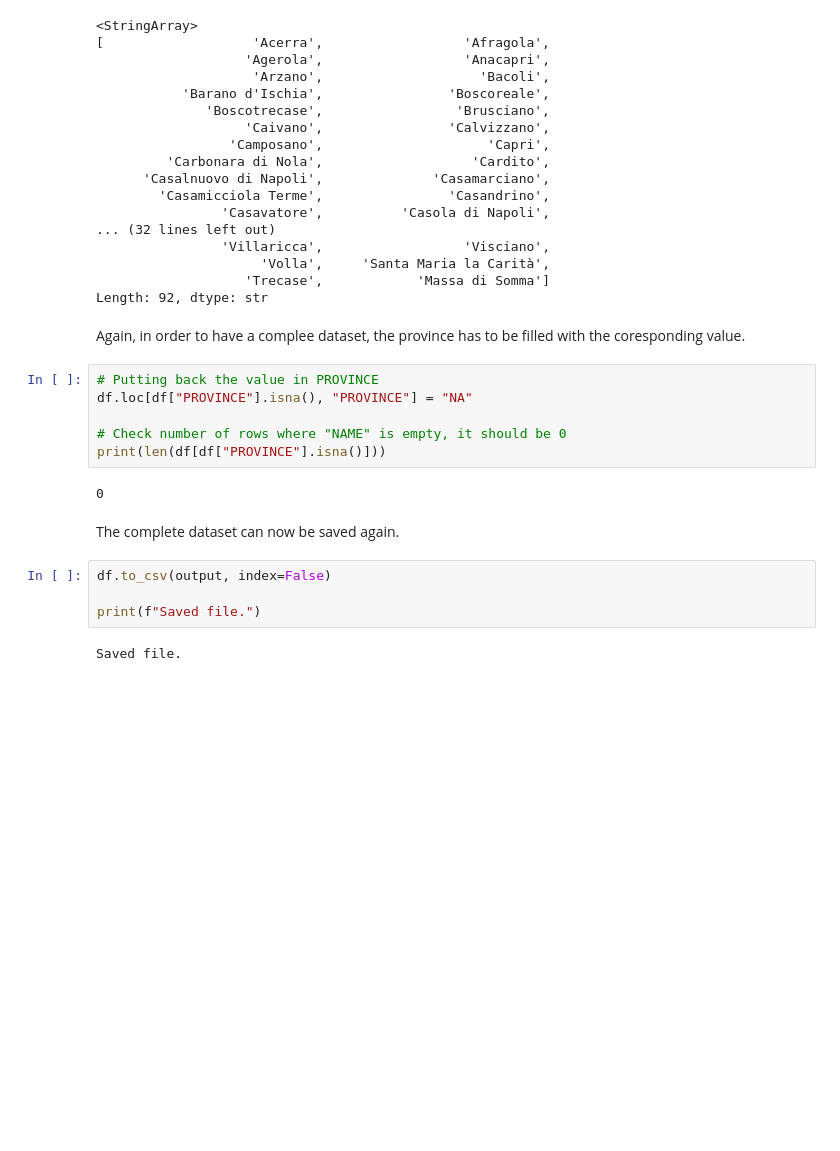
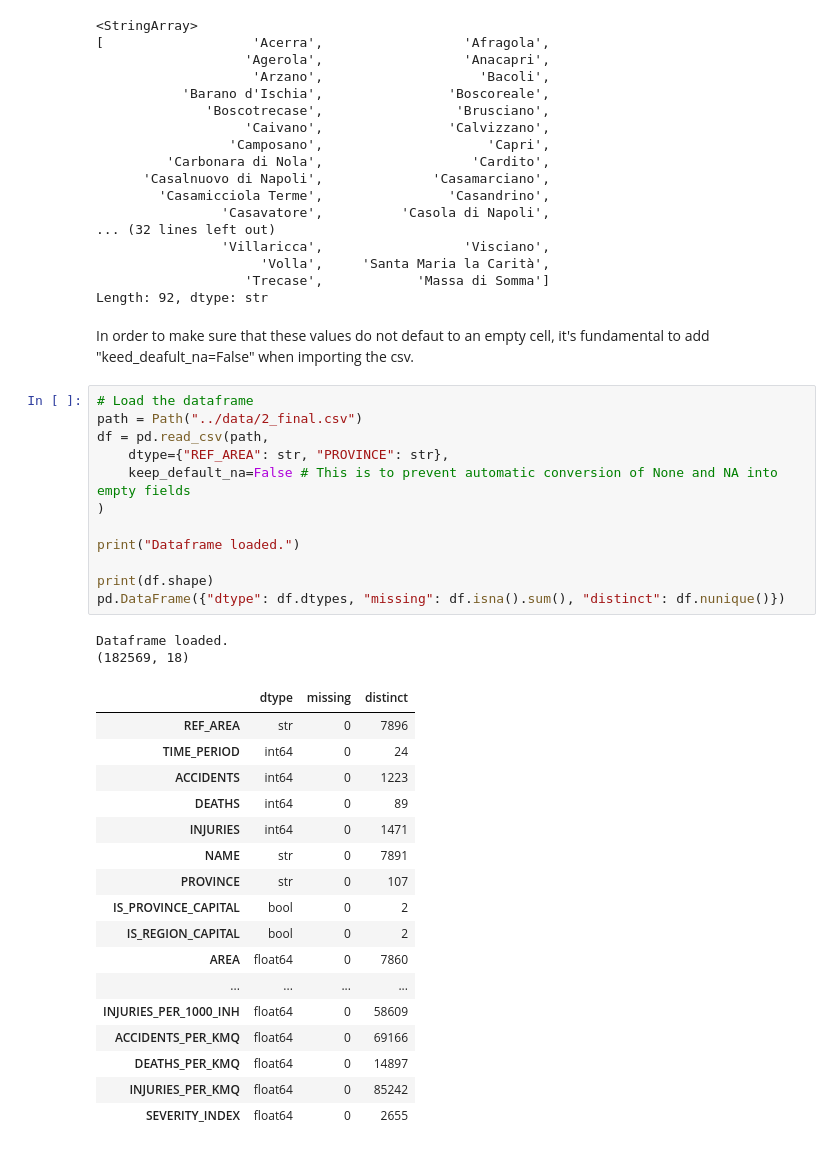
Before and after one commit to maurancino/final-project, a Jupyter notebook: notebooks/1. Building the Dataframe.ipynb, the cells around one changed output. Cells and saved outputs as stored; diff of their text form; blank space fills up the shorter version.

```diff
--- a/notebooks/1. Building the Dataframe.ipynb
+++ b/notebooks/1. Building the Dataframe.ipynb
@@ -295,20 +267,36 @@ print(missing_prov['NAME'].unique())
                    'Trecase',            'Massa di Somma']
 Length: 92, dtype: str
 # %% [markdown]
-Again, in order to have a complee dataset, the province has to be filled with the coresponding value.
+In order to make sure that these values do not defaut to an empty cell, it's fundamental to add "keed_deafult_na=False" when importing the csv.
 # %%
-# Putting back the value in PROVINCE
-df.loc[df["PROVINCE"].isna(), "PROVINCE"] = "NA"
+# Load the dataframe
+path = Path("../data/2_final.csv")
+df = pd.read_csv(path,
+    dtype={"REF_AREA": str, "PROVINCE": str},
+    keep_default_na=False # This is to prevent automatic conversion of None and NA into empty fields
+)
 
-# Check number of rows where "NAME" is empty, it should be 0
-print(len(df[df["PROVINCE"].isna()]))
+print("Dataframe loaded.")
+
+print(df.shape)
+pd.DataFrame({"dtype": df.dtypes, "missing": df.isna().sum(), "distinct": df.nunique()})
 # %% [output]
-0
+Dataframe loaded.
+(182569, 18)
+|  | dtype | missing | distinct |
+| REF_AREA | str | 0 | 7896 |
+| TIME_PERIOD | int64 | 0 | 24 |
+| ACCIDENTS | int64 | 0 | 1223 |
+| DEATHS | int64 | 0 | 89 |
+| INJURIES | int64 | 0 | 1471 |
+| NAME | str | 0 | 7891 |
+| PROVINCE | str | 0 | 107 |
+| IS_PROVINCE_CAPITAL | bool | 0 | 2 |
+| IS_REGION_CAPITAL | bool | 0 | 2 |
+| AREA | float64 | 0 | 7860 |
+| ... | ... | ... | ... |
+| INJURIES_PER_1000_INH | float64 | 0 | 58609 |
+| ACCIDENTS_PER_KMQ | float64 | 0 | 69166 |
+| DEATHS_PER_KMQ | float64 | 0 | 14897 |
+| INJURIES_PER_KMQ | float64 | 0 | 85242 |
+| SEVERITY_INDEX | float64 | 0 | 2655 |
-# %% [markdown]
-The complete dataset can now be saved again.
-# %%
-df.to_csv(output, index=False)
-
-print(f"Saved file.")
-# %% [output]
-Saved file.
```
Also changed, not shown: parts of 8 cells of this notebook, 4 other files.
